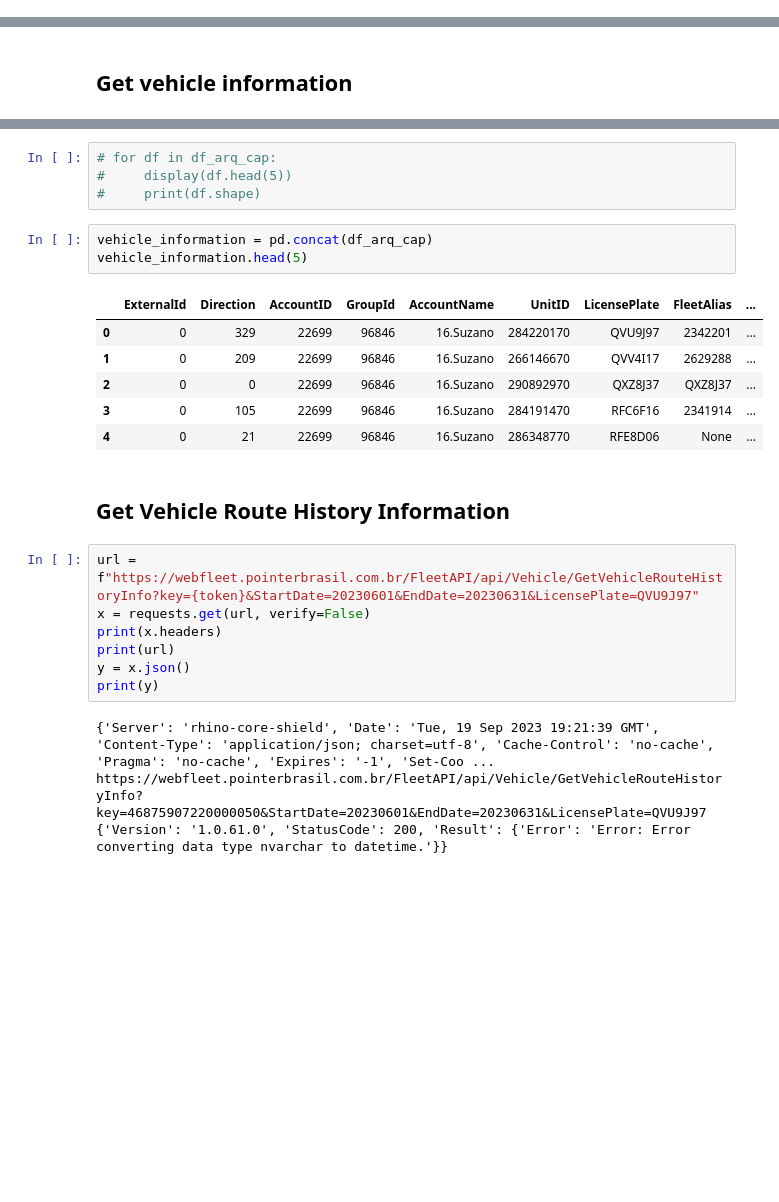
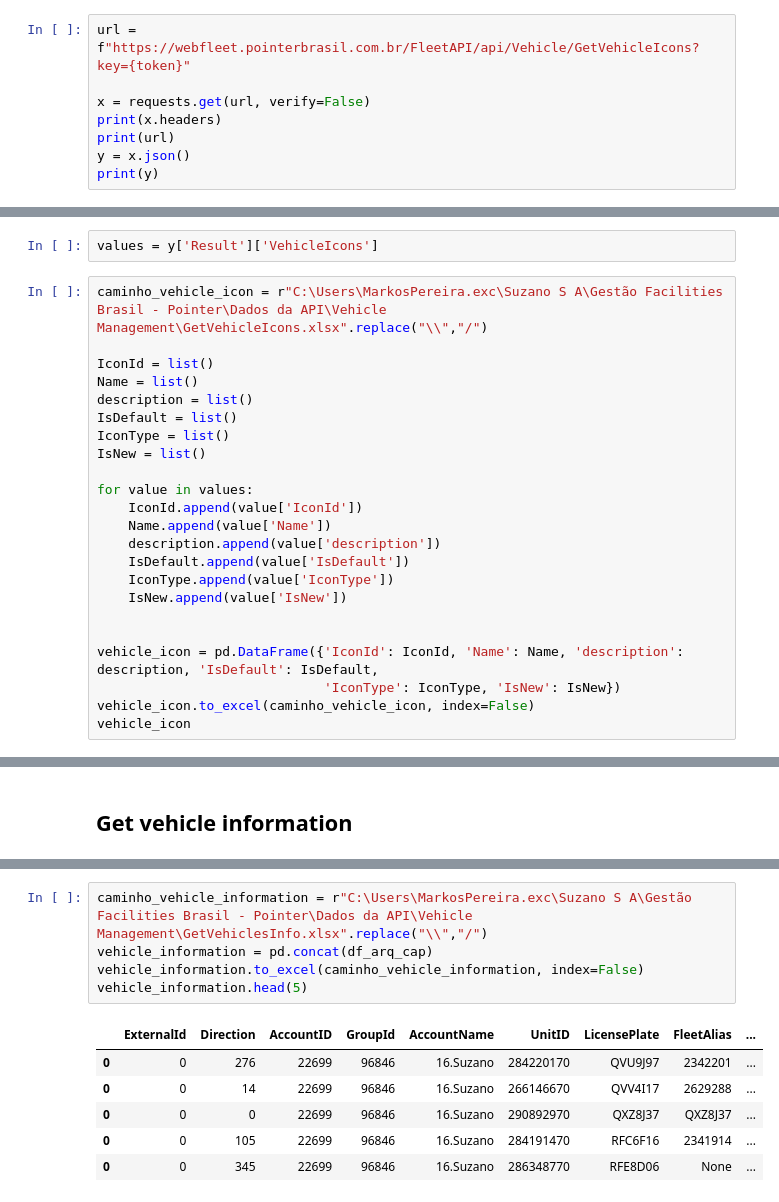
Before and after one commit to Markosalves12/Suzano, a Jupyter notebook: vehicle management.ipynb, the cells around one changed output, grey strips where cells are left out. Saved outputs shown, nothing was run; the diff lists cells and outputs as text; blank space fills up the shorter version.

```diff
--- a/vehicle management.ipynb
+++ b/vehicle management.ipynb
@@ -148,0 +148,8 @@ https://webfleet.pointerbrasil.com.br/FleetAPI/api/Vehicle/GetVehicleTypes?key=9
+# %%
+url = f"https://webfleet.pointerbrasil.com.br/FleetAPI/api/Vehicle/GetVehicleIcons?key={token}"
+
+x = requests.get(url, verify=False)
+print(x.headers)
+print(url)
+y = x.json()
+print(y)
@@ -148,0 +160,25 @@ https://webfleet.pointerbrasil.com.br/FleetAPI/api/Vehicle/GetVehicleTypes?key=9
+# %%
+values = y['Result']['VehicleIcons']
+# %%
+caminho_vehicle_icon = r"C:\Users\MarkosPereira.exc\Suzano S A\Gestão Facilities Brasil - Pointer\Dados da API\Vehicle Management\GetVehicleIcons.xlsx".replace("\\","/")
+
+IconId = list()
+Name = list()
+description = list()
+IsDefault = list()
+IconType = list()
+IsNew = list()
+
+for value in values:
+    IconId.append(value['IconId'])
+    Name.append(value['Name'])
+    description.append(value['description'])
+    IsDefault.append(value['IsDefault'])
+    IconType.append(value['IconType'])
+    IsNew.append(value['IsNew'])
+
+
+vehicle_icon = pd.DataFrame({'IconId': IconId, 'Name': Name, 'description': description, 'IsDefault': IsDefault,
+                             'IconType': IconType, 'IsNew': IsNew})
+vehicle_icon.to_excel(caminho_vehicle_icon, index=False)
+vehicle_icon
@@ -268,27 +271,12 @@ for key in y['Result'].keys():
-# %%
-# for df in df_arq_cap:
-#     display(df.head(5))
-#     print(df.shape)
 # %%
+caminho_vehicle_information = r"C:\Users\MarkosPereira.exc\Suzano S A\Gestão Facilities Brasil - Pointer\Dados da API\Vehicle Management\GetVehiclesInfo.xlsx".replace("\\","/")
 vehicle_information = pd.concat(df_arq_cap)
+vehicle_information.to_excel(caminho_vehicle_information, index=False)
 vehicle_information.head(5)
 # %% [output]
 |  | ExternalId | Direction | AccountID | GroupId | AccountName | UnitID | LicensePlate | FleetAlias | ... |
-| 0 | 0 | 329 | 22699 | 96846 | 16.Suzano | 284220170 | QVU9J97 | 2342201 | ... |
-| 1 | 0 | 209 | 22699 | 96846 | 16.Suzano | 266146670 | QVV4I17 | 2629288 | ... |
-| 2 | 0 | 0 | 22699 | 96846 | 16.Suzano | 290892970 | QXZ8J37 | QXZ8J37 | ... |
-| 3 | 0 | 105 | 22699 | 96846 | 16.Suzano | 284191470 | RFC6F16 | 2341914 | ... |
-| 4 | 0 | 21 | 22699 | 96846 | 16.Suzano | 286348770 | RFE8D06 | None | ... |
+| 0 | 0 | 276 | 22699 | 96846 | 16.Suzano | 284220170 | QVU9J97 | 2342201 | ... |
+| 0 | 0 | 14 | 22699 | 96846 | 16.Suzano | 266146670 | QVV4I17 | 2629288 | ... |
+| 0 | 0 | 0 | 22699 | 96846 | 16.Suzano | 290892970 | QXZ8J37 | QXZ8J37 | ... |
+| 0 | 0 | 105 | 22699 | 96846 | 16.Suzano | 284191470 | RFC6F16 | 2341914 | ... |
+| 0 | 0 | 345 | 22699 | 96846 | 16.Suzano | 286348770 | RFE8D06 | None | ... |
-# %% [markdown]
-## Get Vehicle Route History Information
-# %%
-url = f"https://webfleet.pointerbrasil.com.br/FleetAPI/api/Vehicle/GetVehicleRouteHistoryInfo?key={token}&StartDate=20230601&EndDate=20230631&LicensePlate=QVU9J97"
-x = requests.get(url, verify=False)
-print(x.headers)
-print(url)
-y = x.json()
-print(y)
-# %% [output]
-{'Server': 'rhino-core-shield', 'Date': 'Tue, 19 Sep 2023 19:21:39 GMT', 'Content-Type': 'application/json; charset=utf-8', 'Cache-Control': 'no-cache', 'Pragma': 'no-cache', 'Expires': '-1', 'Set-Coo ...
-https://webfleet.pointerbrasil.com.br/FleetAPI/api/Vehicle/GetVehicleRouteHistoryInfo?key=46875907220000050&StartDate=20230601&EndDate=20230631&LicensePlate=QVU9J97
-{'Version': '1.0.61.0', 'StatusCode': 200, 'Result': {'Error': 'Error: Error converting data type nvarchar to datetime.'}}
```
Also changed, not shown: parts of 27 cells of this notebook, 2 other files.
